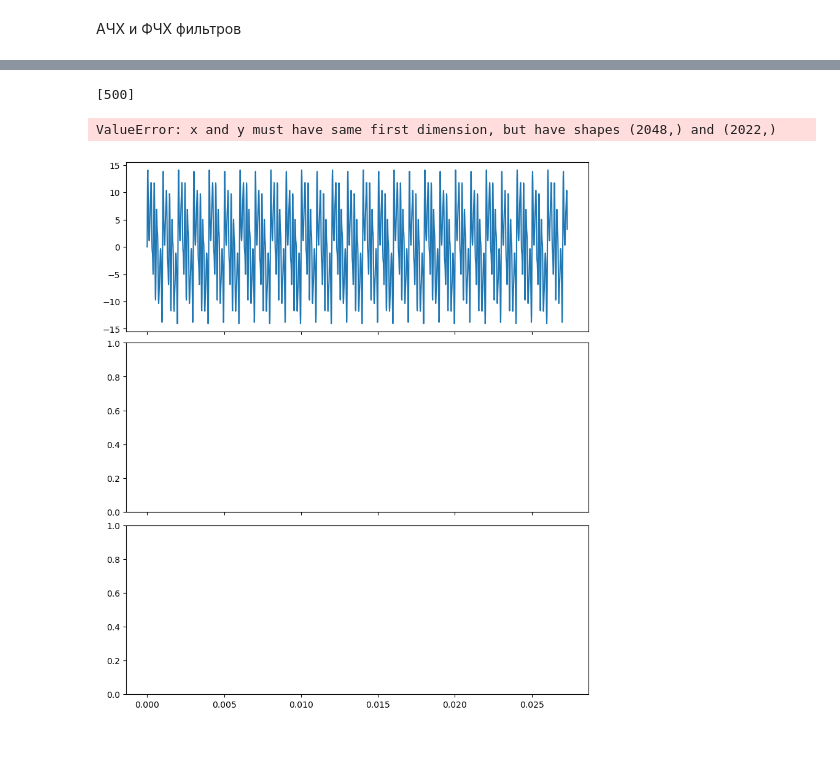
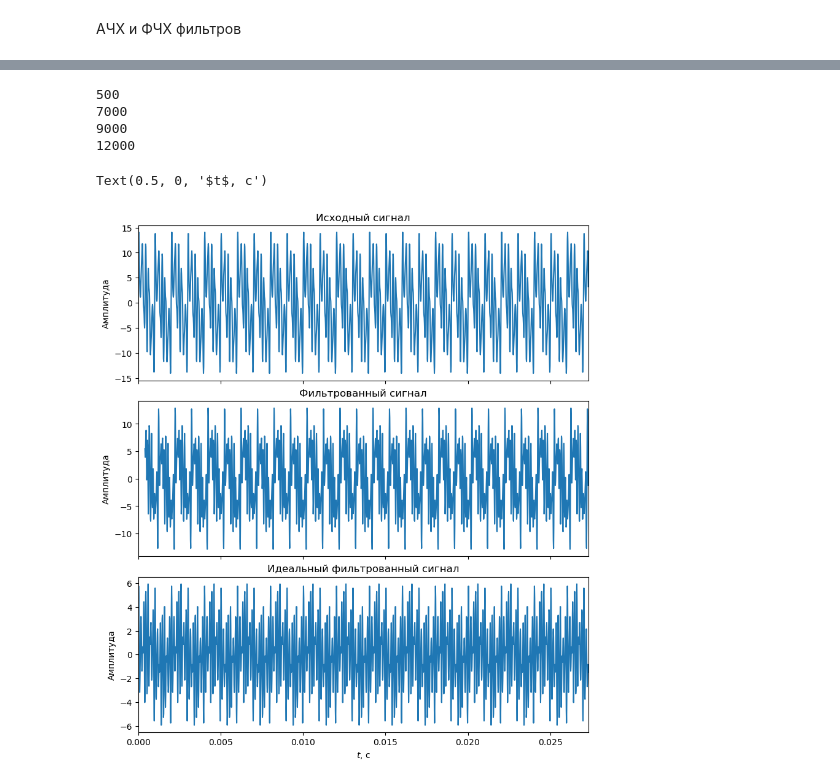
Before and after one commit to Otkuda/rtl-fir-filter, a Jupyter notebook: model/plots.ipynb, the cells around one changed output, grey strips where cells are left out. Drawn from its saved outputs; the diff is of its cells as text; code cells hidden in the pictures; blank space fills up the shorter version.

Commit message:
Complex signal generation and quantization

```diff
--- a/model/plots.ipynb
+++ b/model/plots.ipynb
@@ -64,12 +64,12 @@ for el in bandstopTaps:
 # %% [markdown]
 АЧХ и ФЧХ фильтров
 # %%
-chosenDepth = 26
-chosenCoeffs = lowpassCoefs[chosenDepth]
+chosenDepth = 31
+chosenCoeffs = bandstopCoefs[chosenDepth]
 filt = FIRFilter(chosenCoeffs, samplingF)
 
-filt_afr = 20 * np.log10(np.abs(filt.getAFR()))
-filt_pfr = filt.getPFR()
+filt_afr = 20 * np.log10(np.abs(filt.getAFR(n)))
+filt_pfr = filt.getPFR(n)
 x = np.linspace(0, 1, n)
 
 fig, (ax1, ax2) = plt.subplots(2, 1, sharex=True, layout="constrained")
@@ -126,17 +126,35 @@ ax2.plot(fftfreq(n, 1/samplingF)[:n//2], np.abs(fft(filteredSignal)[:n//2]))
 # %%
-goldenSignal = np.array((n, ))
+goldenSignal = np.zeros((n, ))
 
-for el in list(filter(lambda x: x < cutoffFreqL, list(freqParts.keys()))):
-  goldenSignal += generateSinWave(el, 0, freqParts[el], samplingF, n)
+if chosenDepth in lowpassTaps:
+  for el in list(filter(lambda x: x < cutoffFreqL, list(freqParts.keys()))):
+    goldenSignal += generateSinWave(el, 0, freqParts[el], samplingF, n)
+else:
+  for el in list(filter(lambda x: x < cutoffFreqL or x >= cutoffFreqH, list(freqParts.keys()))):
+    print(el)
+    goldenSignal += generateSinWave(el, 0, freqParts[el], samplingF, n)
 # %% [output]
-[500]
+500
+7000
+9000
+12000
 # %%
 fig, (ax0, ax1, ax2) = plt.subplots(3, 1, sharex=True, layout="constrained", figsize=(8, 9))
 x = np.linspace(0, 1/samplingF*n, n)
 
 ax0.plot(x, testSignal)
-ax1.plot(x[chosenDepth], filteredSignal)
+ax0.set_title("Исходный сигнал")
+ax0.set_xlim((0, 1/samplingF*n))
+ax0.set_ylabel("Амплитуда")
+
+ax1.plot(x[chosenDepth:], filteredSignal)
+ax1.set_title("Фильтрованный сигнал")
+ax1.set_ylabel("Амплитуда")
+
 ax2.plot(x, goldenSignal)
+ax2.set_title("Идеальный фильтрованный сигнал")
+ax2.set_ylabel("Амплитуда")
+ax2.set_xlabel(r"$t$, c")
 # %% [output]
-ValueError: x and y must have same first dimension, but have shapes (2048,) and (2022,)
+Text(0.5, 0, '$t$, c')
-[figure, old version]
+[figure, new version]
```
Also changed, not shown: parts of 11 cells of this notebook, 1 other file.
